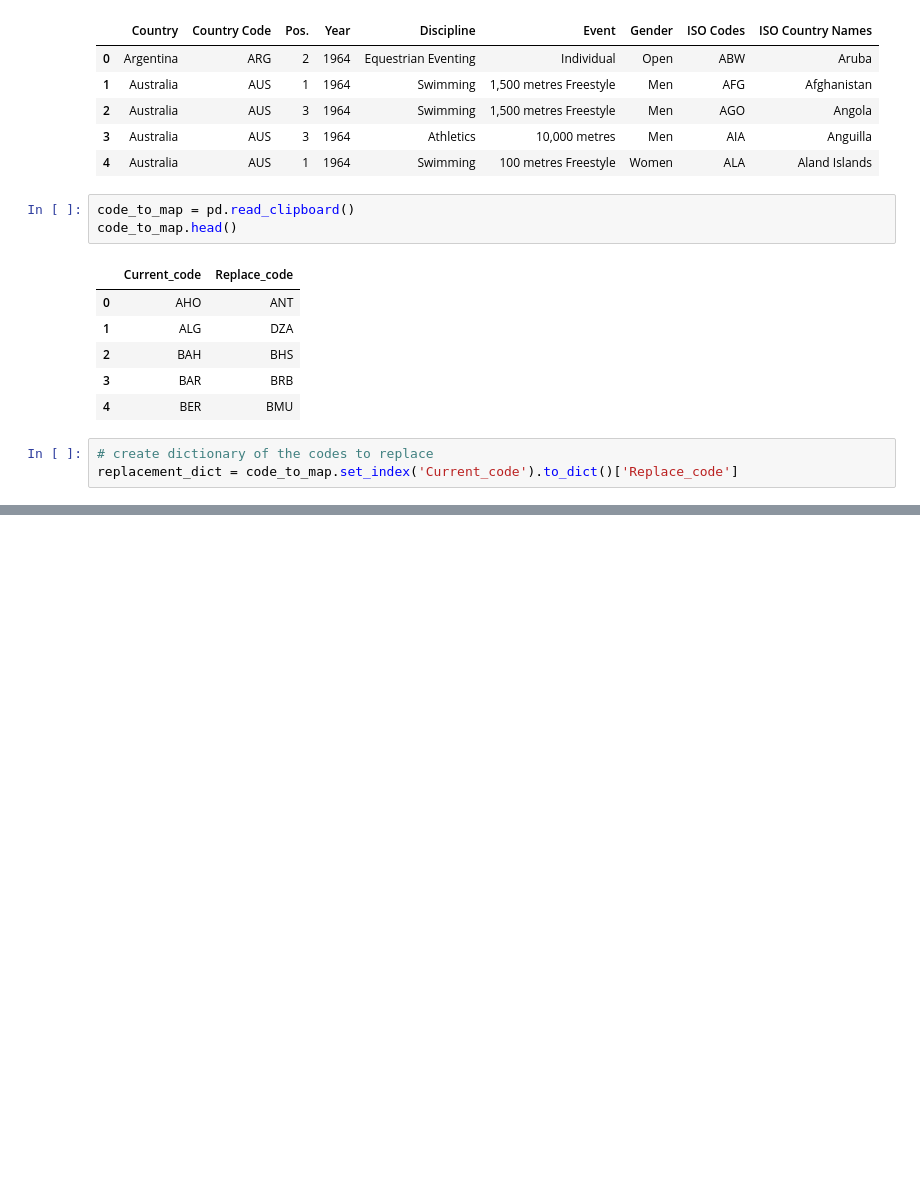
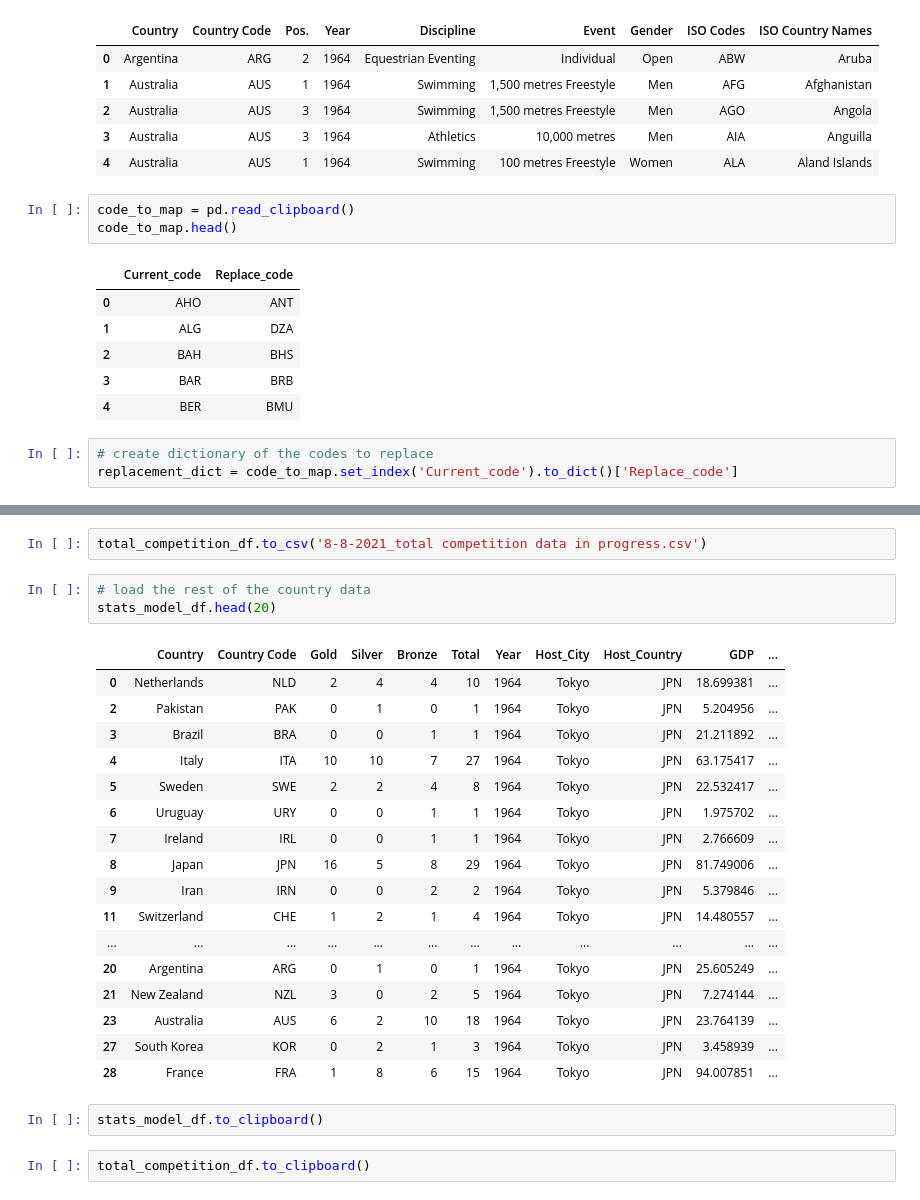
Before and after one commit to johnt1311/Olympics, a Jupyter notebook: Trey_Graham/Completed Resources/regression_draft.ipynb, the cells around one changed output, grey strips where cells are left out. Cells and saved outputs as stored; diff of their text form; blank space fills up the shorter version.

Commit message:
loading data for regression and regression draft
Draft 2 is one to use for review

```diff
--- a/Trey_Graham/Completed Resources/regression_draft.ipynb
+++ b/Trey_Graham/Completed Resources/regression_draft.ipynb
@@ -670,0 +1150,27 @@ comp_medals.to_clipboard()
+# %%
+total_competition_df.to_csv('8-8-2021_total competition data in progress.csv')
+# %%
+# load the rest of the country data
+stats_model_df.head(20)
+# %% [output]
+|  | Country | Country Code | Gold | Silver | Bronze | Total | Year | Host_City | Host_Country | GDP | ... |
+| 0 | Netherlands | NLD | 2 | 4 | 4 | 10 | 1964 | Tokyo | JPN | 18.699381 | ... |
+| 2 | Pakistan | PAK | 0 | 1 | 0 | 1 | 1964 | Tokyo | JPN | 5.204956 | ... |
+| 3 | Brazil | BRA | 0 | 0 | 1 | 1 | 1964 | Tokyo | JPN | 21.211892 | ... |
+| 4 | Italy | ITA | 10 | 10 | 7 | 27 | 1964 | Tokyo | JPN | 63.175417 | ... |
+| 5 | Sweden | SWE | 2 | 2 | 4 | 8 | 1964 | Tokyo | JPN | 22.532417 | ... |
+| 6 | Uruguay | URY | 0 | 0 | 1 | 1 | 1964 | Tokyo | JPN | 1.975702 | ... |
+| 7 | Ireland | IRL | 0 | 0 | 1 | 1 | 1964 | Tokyo | JPN | 2.766609 | ... |
+| 8 | Japan | JPN | 16 | 5 | 8 | 29 | 1964 | Tokyo | JPN | 81.749006 | ... |
+| 9 | Iran | IRN | 0 | 0 | 2 | 2 | 1964 | Tokyo | JPN | 5.379846 | ... |
+| 11 | Switzerland | CHE | 1 | 2 | 1 | 4 | 1964 | Tokyo | JPN | 14.480557 | ... |
+| ... | ... | ... | ... | ... | ... | ... | ... | ... | ... | ... | ... |
+| 20 | Argentina | ARG | 0 | 1 | 0 | 1 | 1964 | Tokyo | JPN | 25.605249 | ... |
+| 21 | New Zealand | NZL | 3 | 0 | 2 | 5 | 1964 | Tokyo | JPN | 7.274144 | ... |
+| 23 | Australia | AUS | 6 | 2 | 10 | 18 | 1964 | Tokyo | JPN | 23.764139 | ... |
+| 27 | South Korea | KOR | 0 | 2 | 1 | 3 | 1964 | Tokyo | JPN | 3.458939 | ... |
+| 28 | France | FRA | 1 | 8 | 6 | 15 | 1964 | Tokyo | JPN | 94.007851 | ... |
+# %%
+stats_model_df.to_clipboard()
+# %%
+total_competition_df.to_clipboard()
```
Also changed, not shown: parts of 89 cells of this notebook, 9 other files.
